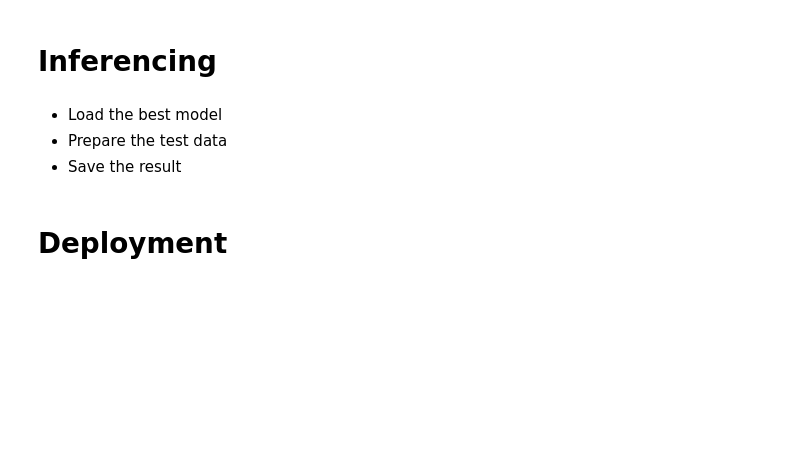
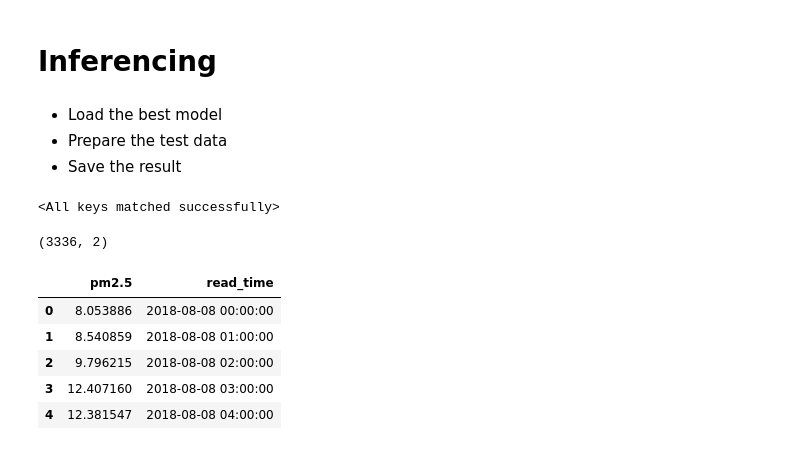
Before and after one commit to amrirasyidi/air_quality_forecasting, a Jupyter notebook: notebooks/2_lstnet_pipeline.ipynb, the cells around one changed output. Cells and saved outputs as stored; diff of their text form; code cells hidden in the pictures; blank space fills up the shorter version.

```diff
--- a/notebooks/2_lstnet_pipeline.ipynb
+++ b/notebooks/2_lstnet_pipeline.ipynb
@@ -41,6 +48,7 @@ root_dir = pathlib.Path(os.getcwd()).parent
 raw_data_dir = root_dir / "data/0_raw"
 processed_data_dir = root_dir / "data/1_processed"
 experiment_dir = root_dir / "experiment"
+saved_model_dir = root_dir / "models"
 # %% [markdown]
 # Data Loading and Preprocessing
 # %% [markdown]
@@ -58,7 +66,7 @@ columns = ["SiteEngName","PM2.5","AMB_TEMP","CH4",'CO',"NMHC","read_time"]
 pm25_df = epa_taiwan_data_pipeline.import_epa_data(site_name=site_name, year=year)[columns]
 
 # basic preprocessing
-pm25_df = epa_taiwan_data_pipeline.standardize_df(pm25_df)
+pm25_df = data_pipeline.standardize_df(pm25_df, dt_col_name='read_time')
 # %% [markdown]
 ## Feature engineering
 # %%
@@ -391,5 +399,3 @@ Created version '2' of model 'LSTNET_1E_8B_12W'.
 - Load the best model
 - Prepare the test data
 - Save the result
-# %% [markdown]
-# Deployment
@@ -395,0 +412,13 @@ Created version '2' of model 'LSTNET_1E_8B_12W'.
+# %%
+# Instantiate a new instance of EffNetB2 (to load the saved state_dict() to)
+best_model = lstnet_gokul.LSTNet(
+    ar_window_size=lookback_period,
+    num_features=1,
+    recc1_out_channels=64,
+    conv1_out_channels=32
+)
+
+# Load the saved best model state_dict()
+best_model.load_state_dict(torch.load(best_model_path))
+# %% [output]
+<All keys matched successfully>
@@ -395,0 +436,24 @@ Created version '2' of model 'LSTNET_1E_8B_12W'.
+# %%
+for i, batch in tqdm(enumerate(inf_data_loader, start=1),leave=False, total=len(inf_data_loader)):
+    X, Y = batch
+    Y_pred = best_model(X).detach().numpy()
+    if i == 1:
+        predictions = Y_pred
+    else:
+        predictions = np.concatenate((predictions, Y_pred), axis=0)
+
+predictions = predictions * (inf_max_pm - inf_min_pm) + inf_min_pm
+
+columns = ['pm2.5']
+predictions = pd.DataFrame(predictions, columns=columns)
+predictions['read_time'] = test_data.reset_index()['read_time']
+print(predictions.shape)
+predictions.head()
+# %% [output]
+(3336, 2)
+|  | pm2.5 | read_time |
+| 0 | 8.053886 | 2018-08-08 00:00:00 |
+| 1 | 8.540859 | 2018-08-08 01:00:00 |
+| 2 | 9.796215 | 2018-08-08 02:00:00 |
+| 3 | 12.407160 | 2018-08-08 03:00:00 |
+| 4 | 12.381547 | 2018-08-08 04:00:00 |
```
Also changed, not shown: parts of 9 cells of this notebook, 13 other files.
